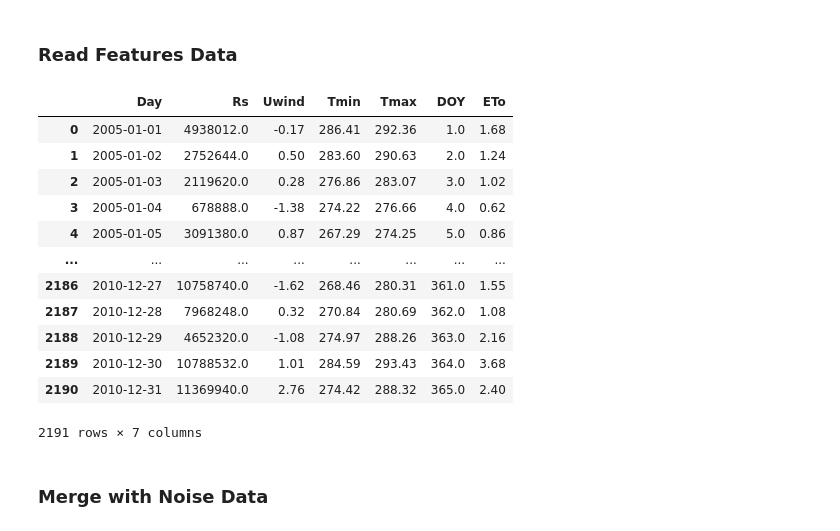
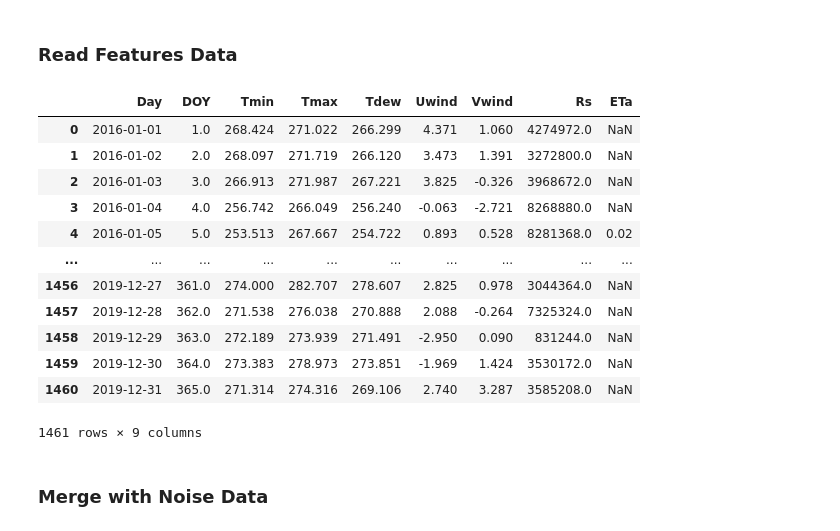
Before and after one commit to fedesss98/kc-predict, a Jupyter notebook: notebook/06-inspect-noise.ipynb, the cells around one changed output. Saved outputs shown, nothing was run; the diff lists cells and outputs as text; code cells hidden in the pictures.

```diff
--- a/notebook/06-inspect-noise.ipynb
+++ b/notebook/06-inspect-noise.ipynb
@@ -11,7 +11,7 @@ import seaborn as sns
 
 from pathlib import Path
 # %%
-root = Path(r"..\data\us_arm_fede")
+root = Path(r"..\data\ca_er1_fede")
 
 df_noise = pd.read_pickle(root / "data\postprocessed" / "kc_noise.pickle").to_frame().reset_index()
 df_noise.rename(columns={'resid': "Residual"}, inplace=True)
@@ -41,23 +41,23 @@ sns.relplot(df_noise, x="Day", y="Residual", kind="scatter",
 # %% [markdown]
 ### Read Features Data
 # %%
-features_used = ["Rs", "Uwind", "Tmin", "Tmax", "DOY", "ETo"]
+features_used = ["DOY", "Tmin", "Tmax", "Tdew", "Uwind", "Vwind", "Rs", "ETa"]
 df_fts = pd.read_pickle(root / "data/raw/data.pickle").loc[:, features_used].reset_index()
 df_fts
 # %% [output]
-|  | Day | Rs | Uwind | Tmin | Tmax | DOY | ETo |
-| 0 | 2005-01-01 | 4938012.0 | -0.17 | 286.41 | 292.36 | 1.0 | 1.68 |
-| 1 | 2005-01-02 | 2752644.0 | 0.50 | 283.60 | 290.63 | 2.0 | 1.24 |
-| 2 | 2005-01-03 | 2119620.0 | 0.28 | 276.86 | 283.07 | 3.0 | 1.02 |
-| 3 | 2005-01-04 | 678888.0 | -1.38 | 274.22 | 276.66 | 4.0 | 0.62 |
-| 4 | 2005-01-05 | 3091380.0 | 0.87 | 267.29 | 274.25 | 5.0 | 0.86 |
-| ... | ... | ... | ... | ... | ... | ... | ... |
-| 2186 | 2010-12-27 | 10758740.0 | -1.62 | 268.46 | 280.31 | 361.0 | 1.55 |
-| 2187 | 2010-12-28 | 7968248.0 | 0.32 | 270.84 | 280.69 | 362.0 | 1.08 |
-| 2188 | 2010-12-29 | 4652320.0 | -1.08 | 274.97 | 288.26 | 363.0 | 2.16 |
-| 2189 | 2010-12-30 | 10788532.0 | 1.01 | 284.59 | 293.43 | 364.0 | 3.68 |
-| 2190 | 2010-12-31 | 11369940.0 | 2.76 | 274.42 | 288.32 | 365.0 | 2.40 |
+|  | Day | DOY | Tmin | Tmax | Tdew | Uwind | Vwind | Rs | ETa |
+| 0 | 2016-01-01 | 1.0 | 268.424 | 271.022 | 266.299 | 4.371 | 1.060 | 4274972.0 | NaN |
+| 1 | 2016-01-02 | 2.0 | 268.097 | 271.719 | 266.120 | 3.473 | 1.391 | 3272800.0 | NaN |
+| 2 | 2016-01-03 | 3.0 | 266.913 | 271.987 | 267.221 | 3.825 | -0.326 | 3968672.0 | NaN |
+| 3 | 2016-01-04 | 4.0 | 256.742 | 266.049 | 256.240 | -0.063 | -2.721 | 8268880.0 | NaN |
+| 4 | 2016-01-05 | 5.0 | 253.513 | 267.667 | 254.722 | 0.893 | 0.528 | 8281368.0 | 0.02 |
+| ... | ... | ... | ... | ... | ... | ... | ... | ... | ... |
+| 1456 | 2019-12-27 | 361.0 | 274.000 | 282.707 | 278.607 | 2.825 | 0.978 | 3044364.0 | NaN |
+| 1457 | 2019-12-28 | 362.0 | 271.538 | 276.038 | 270.888 | 2.088 | -0.264 | 7325324.0 | NaN |
+| 1458 | 2019-12-29 | 363.0 | 272.189 | 273.939 | 271.491 | -2.950 | 0.090 | 831244.0 | NaN |
+| 1459 | 2019-12-30 | 364.0 | 273.383 | 278.973 | 273.851 | -1.969 | 1.424 | 3530172.0 | NaN |
+| 1460 | 2019-12-31 | 365.0 | 271.314 | 274.316 | 269.106 | 2.740 | 3.287 | 3585208.0 | NaN |
-2191 rows × 7 columns
+1461 rows × 9 columns
 # %% [markdown]
 ### Merge with Noise Data
 # %%
```
Also changed, not shown: parts of 6 cells of this notebook, 1 other file.
